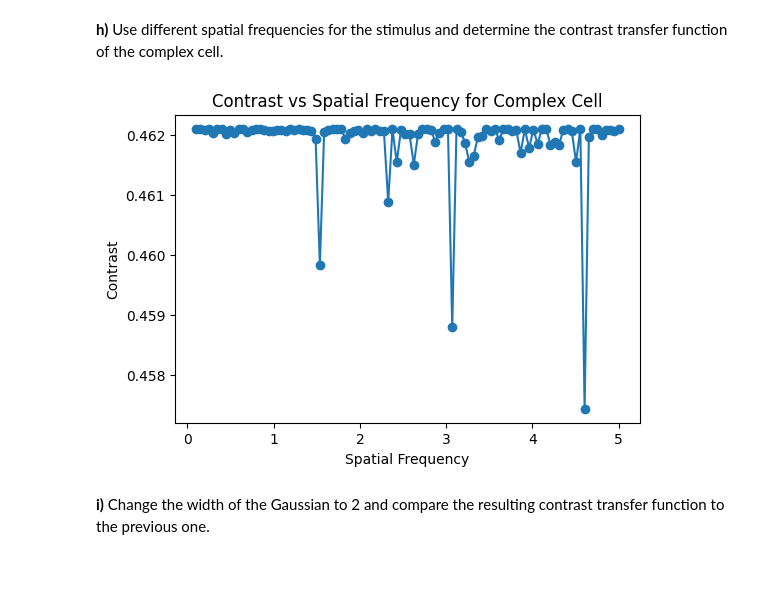
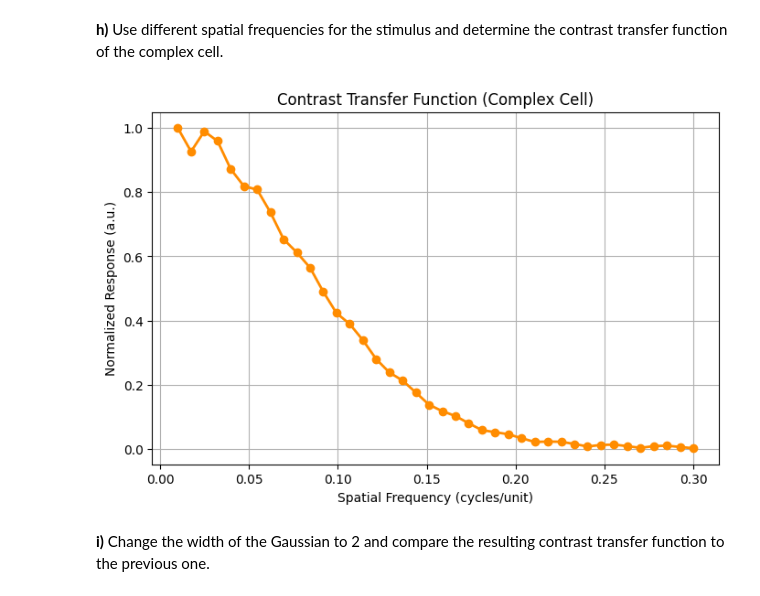
Before and after one commit to AtharvSuryawanshi/WP-5-Neural-Code, a Jupyter notebook: Exercises/Exercise_03.ipynb, the cells around one changed output. Saved outputs shown, nothing was run; the diff lists cells and outputs as text; code cells hidden in the pictures; blank space fills up the shorter version.

```diff
--- a/Exercises/Exercise_03.ipynb
+++ b/Exercises/Exercise_03.ipynb
@@ -221,23 +233,35 @@ plt.show()
 **h)**
 Use different spatial frequencies for the stimulus and determine the contrast transfer function of the complex cell.
 # %%
-def contrast_transfer_function(response):
-    return (np.max(response) - np.min(response)) / (np.max(response) + np.min(response))
+# --- Parameters ---
+x = np.linspace(-50, 50, 2000)  # spatial axis
+sigma = 3
+spatial_freqs = np.linspace(0.01, 0.3, 40)  # spatial frequencies (cycles/unit)
 
-plt.figure(figsize=(6, 4))
-contrasts = []
-spatial_frequencies = np.linspace(0.1, 5.0, 100)  # Example spatial frequencies
-for sf in spatial_frequencies:
-    response = G_x_complex_cell(np.cos(2 * np.pi * x * sf), 1.0, 1, 0)
-    contrasts.append(contrast_transfer_function(response))
+responses = []
 
-plt.plot(spatial_frequencies, contrasts, marker='o')
-plt.xlabel('Spatial Frequency')
-plt.ylabel('Contrast')
-plt.title('Contrast vs Spatial Frequency for Complex Cell')
+# --- Compute responses for each spatial frequency ---
+for f in spatial_freqs:
+    lam = 1.0 / f  # wavelength
+    stimulus = np.cos(2 * np.pi * f * x)  # sinusoidal grating stimulus
+    # use your G_x_complex_cell
+    filt = G_x_complex_cell(x, sigma, lam, 0)
+    response = np.convolve(stimulus, filt, mode='same')
+    responses.append(np.mean(np.abs(response)))  # take mean magnitude as amplitude
+
+responses = np.array(responses)
+ctf = responses / responses.max()  # normalize to get contrast transfer function
+
+# --- Plot CTF ---
+plt.figure(figsize=(8, 5))
+plt.plot(spatial_freqs, ctf, '-o', color='darkorange', lw=2)
+plt.xlabel('Spatial Frequency (cycles/unit)')
+plt.ylabel('Normalized Response (a.u.)')
+plt.title('Contrast Transfer Function (Complex Cell)')
+plt.grid(True)
 plt.show()
 # %% [output]
-[figure, old version]
+[figure, new version]
 # %% [markdown]
 **i)**
 Change the width of the Gaussian to 2 and compare the resulting contrast transfer function to the previous one.
```
Also changed, not shown: parts of 1 cell of this notebook.
